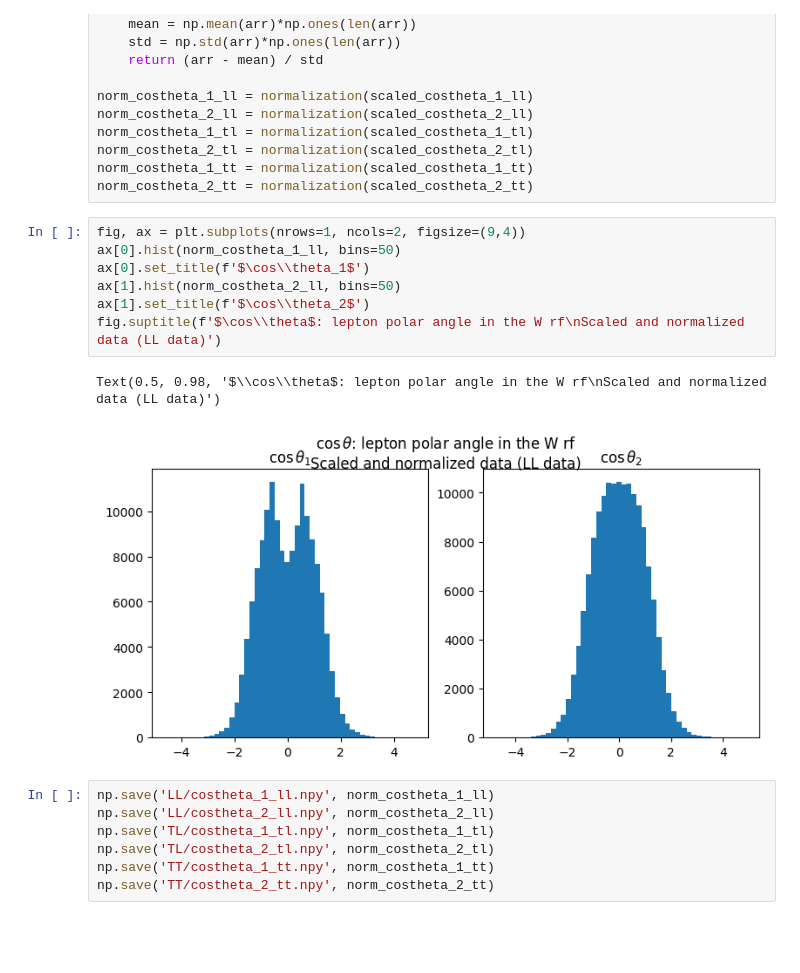
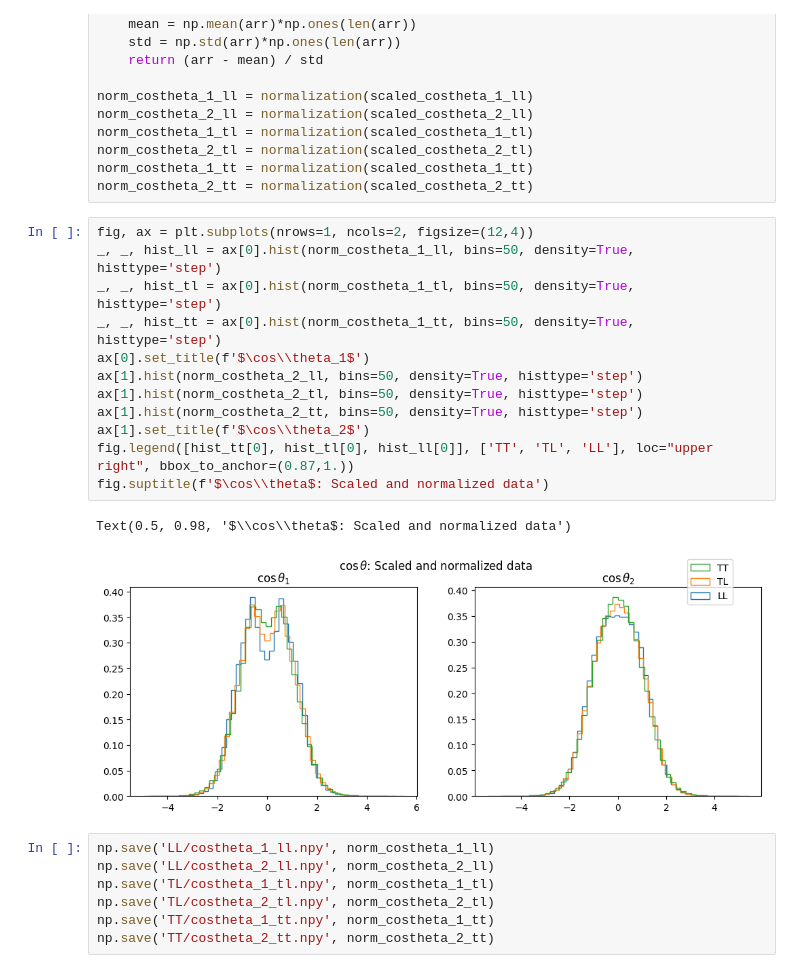
Before and after one commit to marcortinovis/MLforPolarizedVBS, a Jupyter notebook: new_features/singlewrf_reconstruction/ww_reconstruction.ipynb, the cells around one changed output. Saved outputs shown, nothing was run; the diff lists cells and outputs as text; blank space fills up the shorter version.

```diff
--- a/new_features/singlewrf_reconstruction/ww_reconstruction.ipynb
+++ b/new_features/singlewrf_reconstruction/ww_reconstruction.ipynb
@@ -390,15 +421,20 @@ norm_costheta_2_tl = normalization(scaled_costheta_2_tl)
 norm_costheta_1_tt = normalization(scaled_costheta_1_tt)
 norm_costheta_2_tt = normalization(scaled_costheta_2_tt)
 # %%
-fig, ax = plt.subplots(nrows=1, ncols=2, figsize=(9,4))
-ax[0].hist(norm_costheta_1_ll, bins=50)
+fig, ax = plt.subplots(nrows=1, ncols=2, figsize=(12,4))
+_, _, hist_ll = ax[0].hist(norm_costheta_1_ll, bins=50, density=True, histtype='step')
+_, _, hist_tl = ax[0].hist(norm_costheta_1_tl, bins=50, density=True, histtype='step')
+_, _, hist_tt = ax[0].hist(norm_costheta_1_tt, bins=50, density=True, histtype='step')
 ax[0].set_title(f'$\cos\\theta_1$')
-ax[1].hist(norm_costheta_2_ll, bins=50)
+ax[1].hist(norm_costheta_2_ll, bins=50, density=True, histtype='step')
+ax[1].hist(norm_costheta_2_tl, bins=50, density=True, histtype='step')
+ax[1].hist(norm_costheta_2_tt, bins=50, density=True, histtype='step')
 ax[1].set_title(f'$\cos\\theta_2$')
-fig.suptitle(f'$\cos\\theta$: lepton polar angle in the W rf\nScaled and normalized data (LL data)')
+fig.legend([hist_tt[0], hist_tl[0], hist_ll[0]], ['TT', 'TL', 'LL'], loc="upper right", bbox_to_anchor=(0.87,1.))
+fig.suptitle(f'$\cos\\theta$: Scaled and normalized data')
 # %% [output]
-Text(0.5, 0.98, '$\\cos\\theta$: lepton polar angle in the W rf\nScaled and normalized data (LL data)')
+Text(0.5, 0.98, '$\\cos\\theta$: Scaled and normalized data')
-[figure, old version]
+[figure, new version]
 # %%
 np.save('LL/costheta_1_ll.npy', norm_costheta_1_ll)
 np.save('LL/costheta_2_ll.npy', norm_costheta_2_ll)
```
Also changed, not shown: parts of 6 cells of this notebook.
